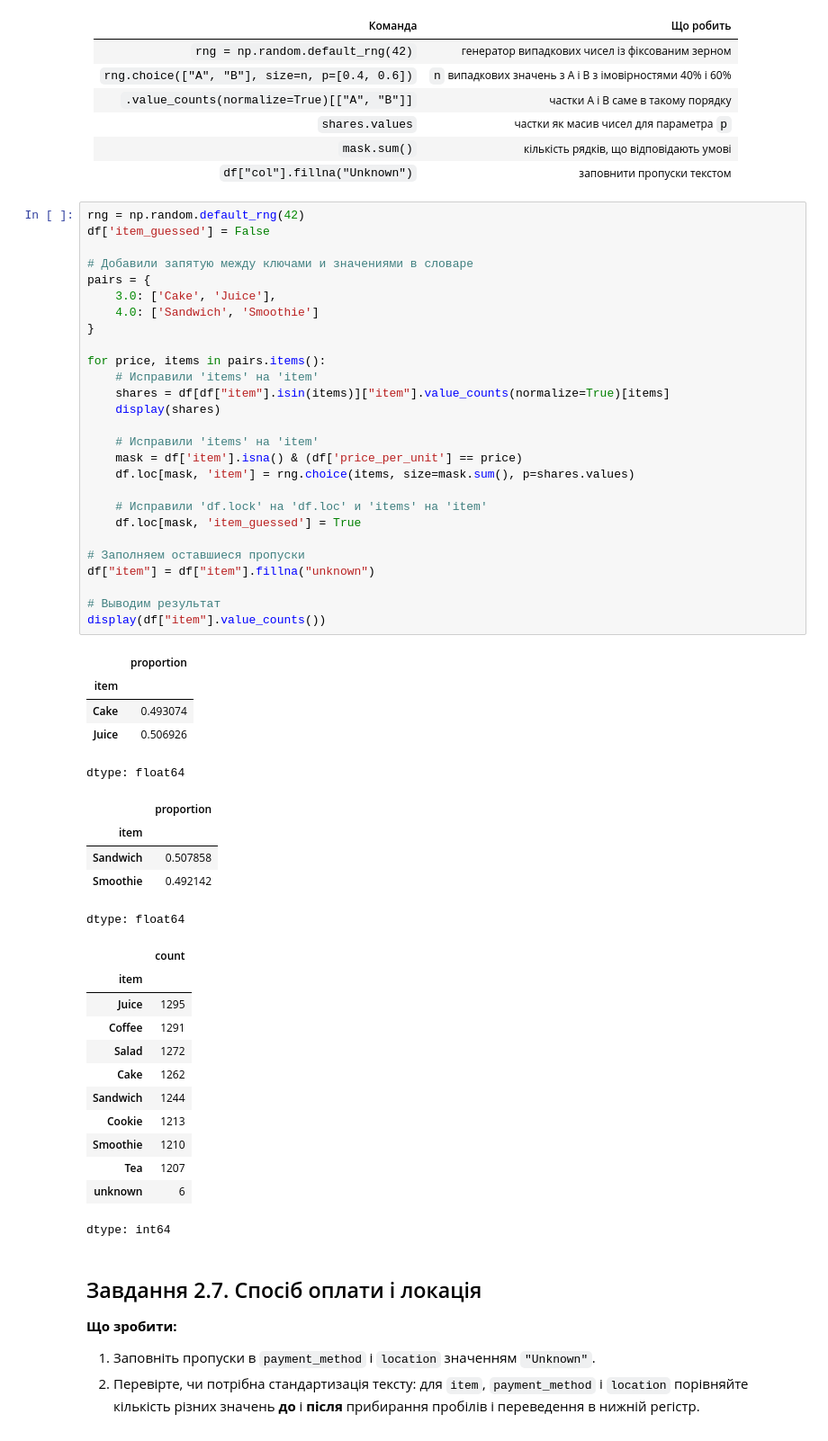
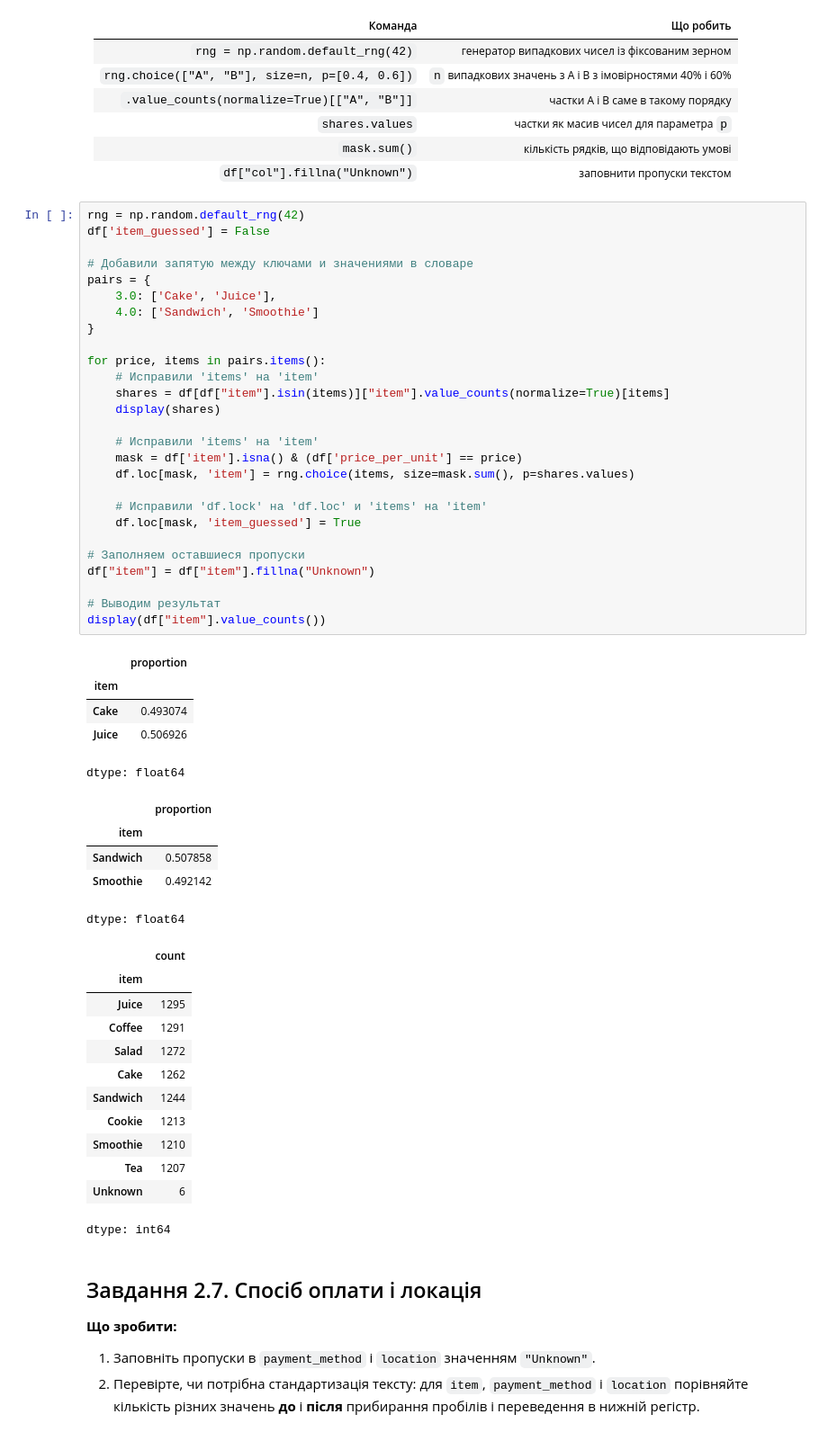
Before and after one commit to OleksandrKolesnichenko/cafe_sales_DTA26, a Jupyter notebook: notebooks/eda_cafe_sales.ipynb, the cells around one changed output. Shown at 90% size. Drawn from its saved outputs; the diff is of its cells as text.

```diff
--- a/notebooks/eda_cafe_sales.ipynb
+++ b/notebooks/eda_cafe_sales.ipynb
@@ -703,35 +708,35 @@ for price, items in pairs.items():
     df.loc[mask, 'item'] = rng.choice(items, size=mask.sum(), p=shares.values)
 
     # Исправили 'df.lock' на 'df.loc' и 'items' на 'item'
     df.loc[mask, 'item_guessed'] = True
 
 # Заполняем оставшиеся пропуски
-df["item"] = df["item"].fillna("unknown")
+df["item"] = df["item"].fillna("Unknown")
 
 # Выводим результат
 display(df["item"].value_counts())
 # %% [output]
 |  | proportion |
 | item |  |
 | Cake | 0.493074 |
 | Juice | 0.506926 |
 dtype: float64
 |  | proportion |
 | item |  |
 | Sandwich | 0.507858 |
 | Smoothie | 0.492142 |
 dtype: float64
 |  | count |
 | item |  |
 | Juice | 1295 |
 | Coffee | 1291 |
 | Salad | 1272 |
 | Cake | 1262 |
 | Sandwich | 1244 |
 | Cookie | 1213 |
 | Smoothie | 1210 |
 | Tea | 1207 |
-| unknown | 6 |
+| Unknown | 6 |
 dtype: int64
 # %% [markdown]
 ## Завдання 2.7. Спосіб оплати і локація
```
Also changed, not shown: parts of 23 cells of this notebook.
